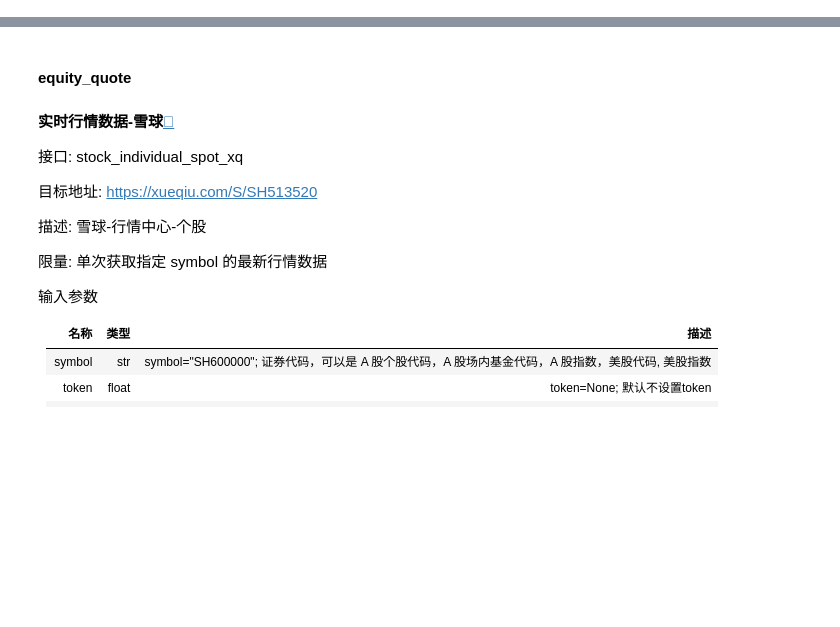
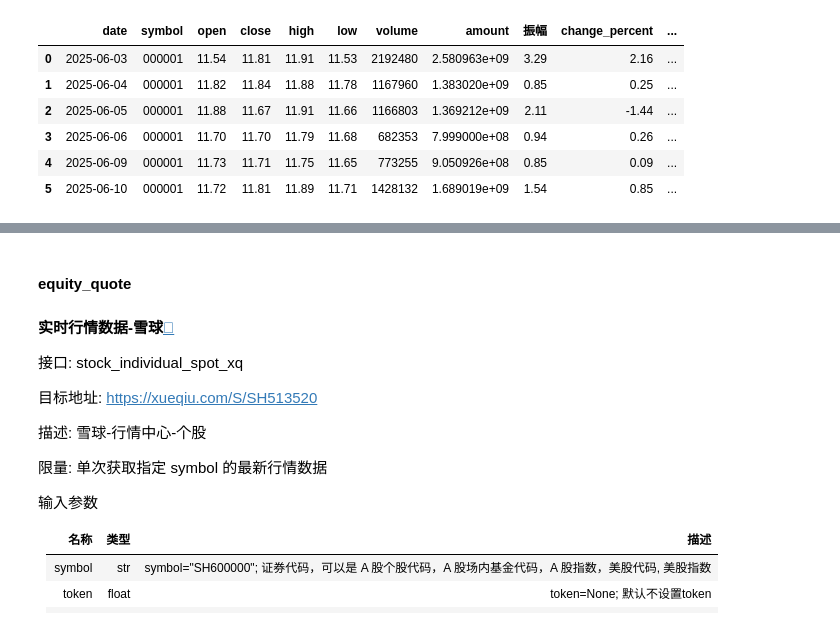
Before and after one commit to shugaoye/openbb_akshare, a Jupyter notebook: akshare_test.ipynb, the cells around one changed output, grey strips where cells are left out. Cells and saved outputs as stored; diff of their text form; code cells hidden in the pictures; blank space fills up the shorter version.

```diff
--- a/akshare_test.ipynb
+++ b/akshare_test.ipynb
@@ -0,0 +16,5 @@
+# %%
+import akshare as ak
+
+stock_zh_a_hist_df = ak.stock_zh_a_hist(symbol="000001", period="daily", start_date="20250601", end_date='20250610', adjust="")
+print(stock_zh_a_hist_df)
@@ -0,0 +37,14 @@
+# %%
+stock_zh_a_hist_df.loc[:, "symbol"] = "000001"
+# %%
+stock_zh_a_hist_df.rename(columns={"日期": "date", "股票代码": "symbol", "开盘": "open", "收盘": "close", "最高": "high", "最低": "low", "成交量": "volume", "成交额": "amount", "涨跌幅":"change_percent", "涨跌额": "change"}, inplace=True)
+# %%
+stock_zh_a_hist_df
+# %% [output]
+|  | date | symbol | open | close | high | low | volume | amount | 振幅 | change_percent | ... |
+| 0 | 2025-06-03 | 000001 | 11.54 | 11.81 | 11.91 | 11.53 | 2192480 | 2.580963e+09 | 3.29 | 2.16 | ... |
+| 1 | 2025-06-04 | 000001 | 11.82 | 11.84 | 11.88 | 11.78 | 1167960 | 1.383020e+09 | 0.85 | 0.25 | ... |
+| 2 | 2025-06-05 | 000001 | 11.88 | 11.67 | 11.91 | 11.66 | 1166803 | 1.369212e+09 | 2.11 | -1.44 | ... |
+| 3 | 2025-06-06 | 000001 | 11.70 | 11.70 | 11.79 | 11.68 | 682353 | 7.999000e+08 | 0.94 | 0.26 | ... |
+| 4 | 2025-06-09 | 000001 | 11.73 | 11.71 | 11.75 | 11.65 | 773255 | 9.050926e+08 | 0.85 | 0.09 | ... |
+| 5 | 2025-06-10 | 000001 | 11.72 | 11.81 | 11.89 | 11.71 | 1428132 | 1.689019e+09 | 1.54 | 0.85 | ... |
```
Also changed, not shown: parts of 8 cells of this notebook, 4 other files.
